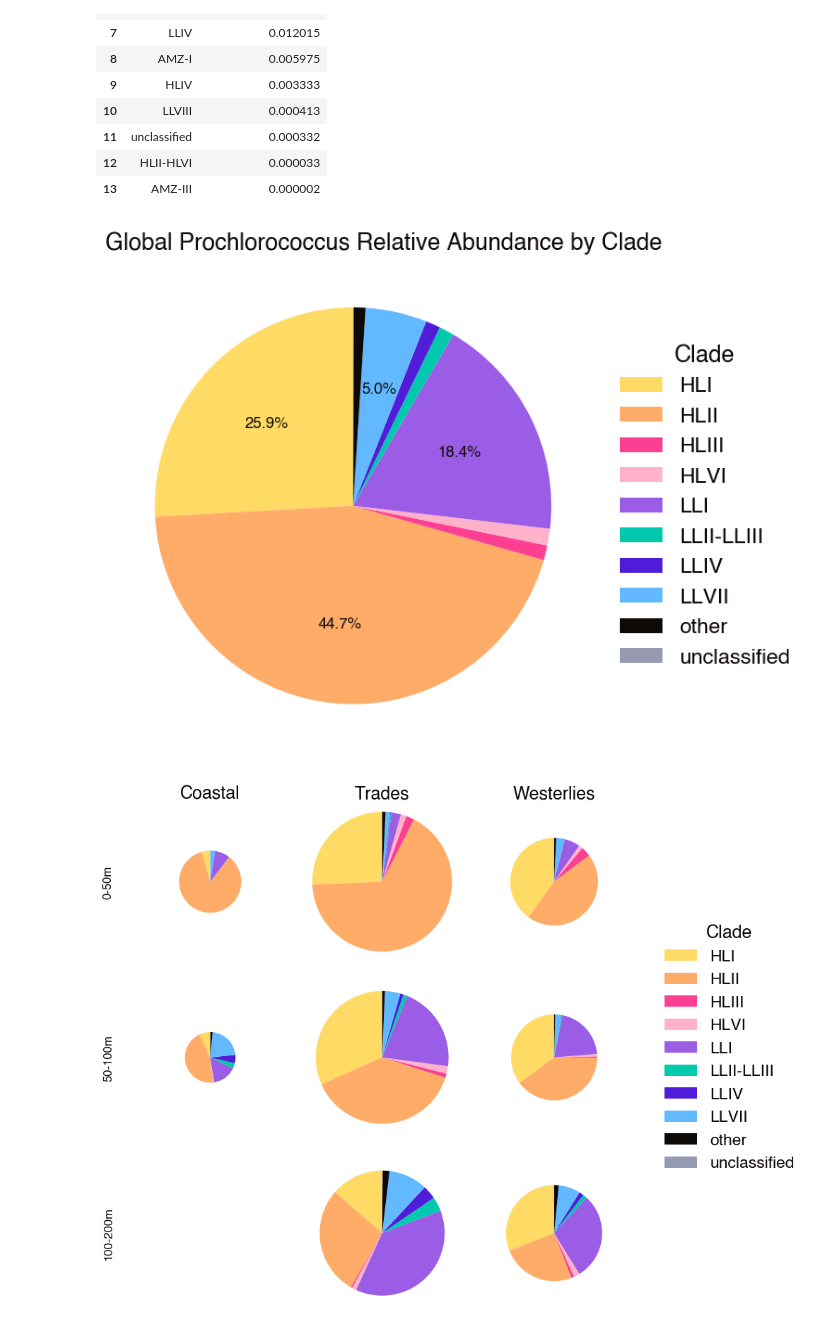
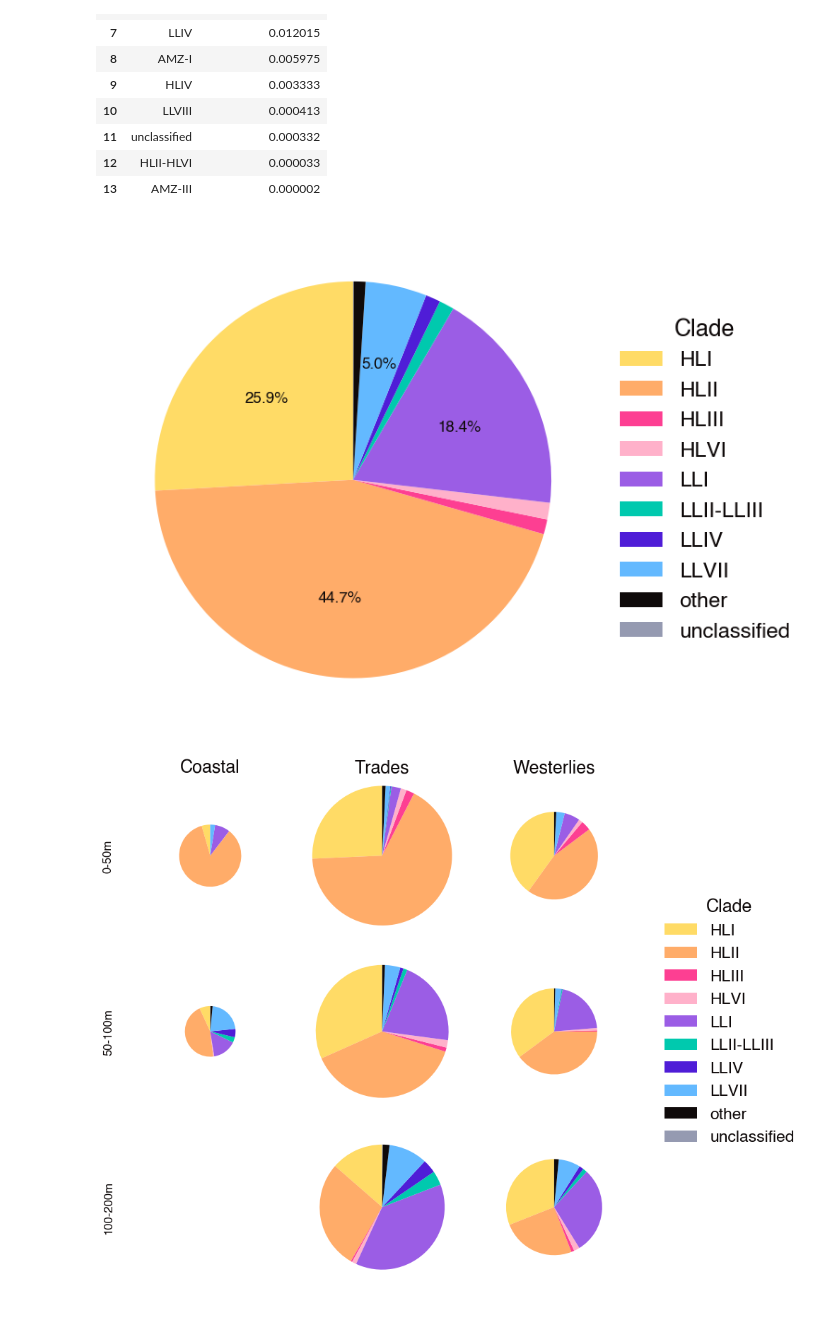
Before and after one commit to blasks/gene-prevalence, a Jupyter notebook: experiments/6-global-estimate.ipynb, the cells around one changed output. Saved outputs shown, nothing was run; the diff lists cells and outputs as text; code cells hidden in the pictures.

Commit message:
Finished draft of global pangenome estimates.

```diff
--- a/experiments/6-global-estimate.ipynb
+++ b/experiments/6-global-estimate.ipynb
@@ -260,36 +260,36 @@ plot_df.loc[plot_df['clade'].isin(['AMZ-I', 'HLIV', 'LLVIII', 'HLII-HLVI', 'AMZ-
 plot_df = plot_df.groupby('clade')['global_rel_abundance'].sum().reset_index()
 
 # map clades to colors
 clade_color_mapping = {
     'HLI': accent_colors[6],
     'HLII': accent_colors[1],
     'HLIII': accent_colors[3],
     'HLVI': accent_colors[8],
     'LLI': accent_colors[0],
     'LLII-LLIII': accent_colors[2],
     'LLIV': accent_colors[9],
     'LLVII': accent_colors[7],
     'other': accent_colors[4],
     'unclassified': accent_colors[5],
 }
 
 # build figure with legends, and only label percentage for clades with >3% global relative abundance
 plt.figure(figsize=(8, 8))
 plt.pie(
     plot_df['global_rel_abundance'],
     autopct=lambda p: '{:.1f}%'.format(p) if p > 3 else '',
     startangle=90,
     colors=[clade_color_mapping[clade] for clade in plot_df['clade']],
     textprops={'fontsize': 12}
 )
 
 plt.legend(title='Clade', loc='center left', bbox_to_anchor=(1, 0.5), labels=plot_df['clade'])
-# move title right to center combined pie chart ane legend area
-plt.title('Global Prochlorococcus Relative Abundance by Clade', loc='left')
+# # move title right to center combined pie chart ane legend area
+# plt.title('Global Prochlorococcus Relative Abundance by Clade', loc='left')
 plt.tight_layout()
 plt.show()
 # %% [output]
-[figure, old version]
+[figure, new version]
 # %%
 # scaled pie chart of global relative abundances by biome-depth bin
 
```
Also changed, not shown: parts of 9 cells of this notebook.
